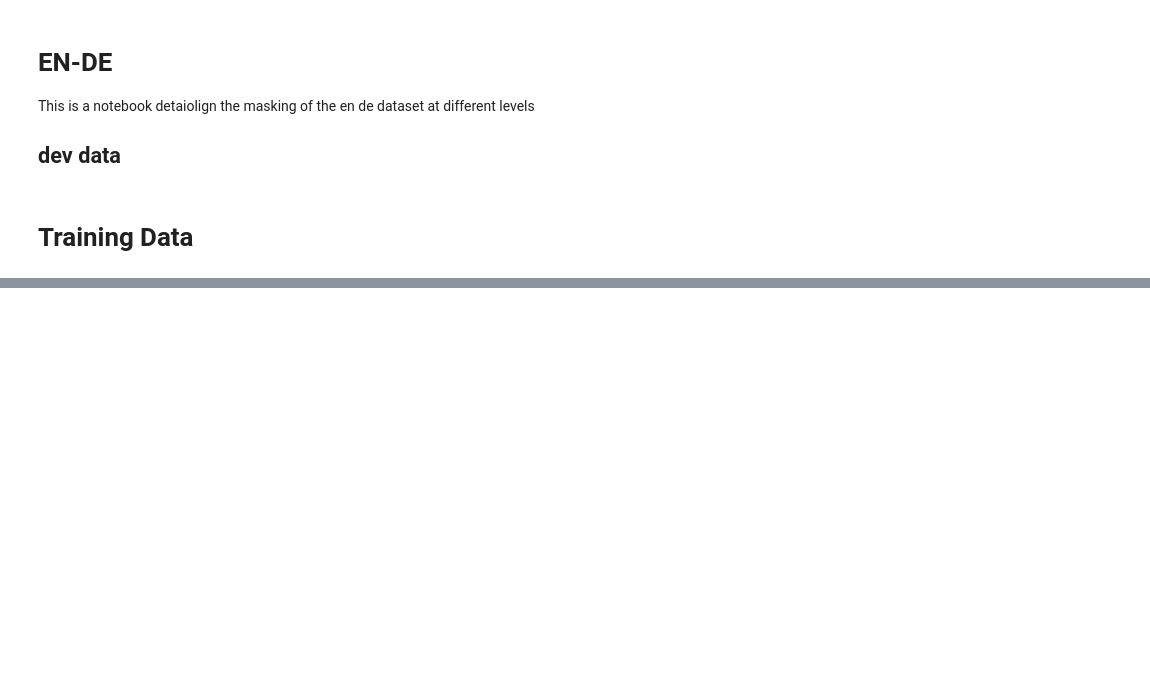
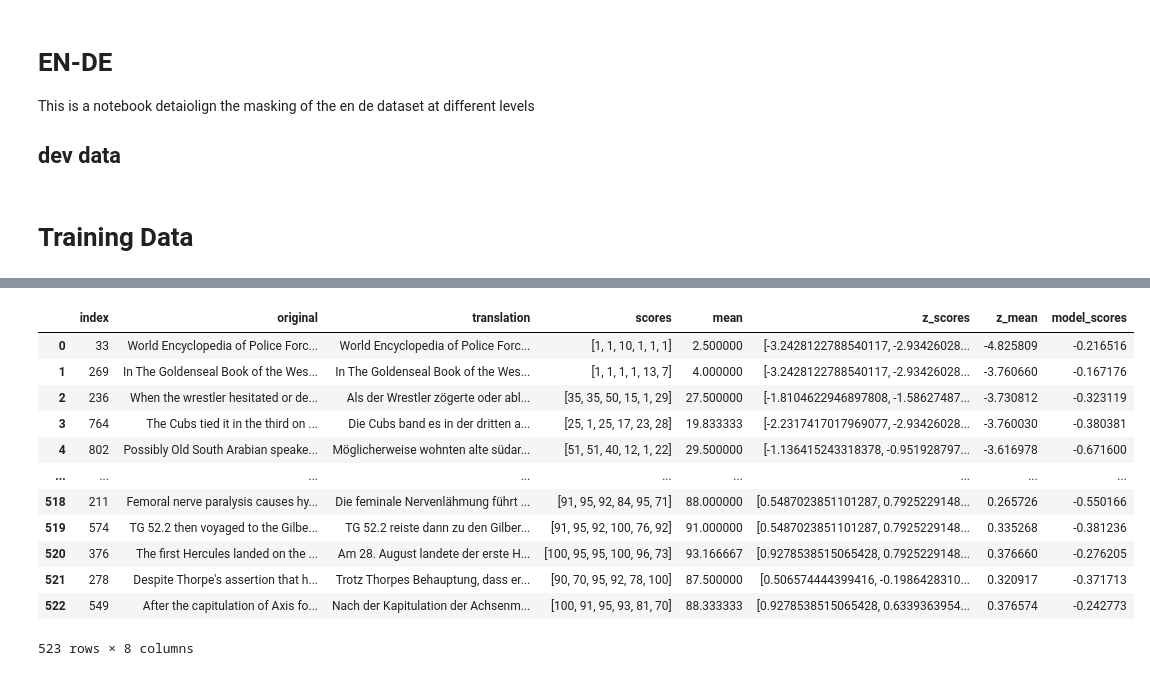
Before and after one commit to reidya3/Shared_task_wmt_2020, a Jupyter notebook: notebooks/masked different levels.ipynb, the cells around one changed output, grey strips where cells are left out. Drawn from its saved outputs; the diff is of its cells as text; code cells hidden in the pictures; blank space fills up the shorter version.

```diff
--- a/notebooks/masked different levels.ipynb
+++ b/notebooks/masked different levels.ipynb
@@ -72,7 +113,7 @@ result_dev["error"] = abs(result_dev["labels"]-result_dev["predictions"])
 result_dev
 # %%
 result_dev = result_dev.sort_values(by=["error"],ascending=False)
-result_dev = result_dev.head(400)
+result_dev = result_dev.head(50)
 result_dev.reset_index(inplace=True,drop=True)
 result_dev
 # %%
@@ -129,6 +156,6 @@ result_train
 # %%
 result_train = result_train.sort_values(by=["error"],ascending=False)
-num = int(7000 * 0.4)
+num = int(7000 * 0.05)
 result_train = result_train.head(num)
 
 result_train.reset_index(inplace=True,drop=True)
@@ -173,0 +189,12 @@ total_train_df
+# %%
+en_de_dev_df =  pd.read_csv("../data/en-de/dev.ende.df.short.tsv",sep="\t")
+
+result_dev = pd.read_csv("../masked-data/dev_en_de.tsv", sep="\t")
+
+
+result_dev["error"] = abs(result_dev["labels"]-result_dev["predictions"])
+
+result_dev = result_dev.sort_values(by=["error"],ascending=False)
+
+result_dev= result_dev[result_dev["error"]>= 0.6444].reset_index(drop=True)
+result_dev
@@ -173,0 +215,25 @@ total_train_df
+# %%
+maskd_df = pd.DataFrame()
+for index, text in result_dev["text_a"].items():
+    try:
+        wanted_index = en_de_dev_df.index[en_de_dev_df['original'] == text].tolist()[0]
+        s = en_de_dev_df.iloc[[wanted_index]]
+        maskd_df = pd.concat([maskd_df,s], ignore_index=True)
+    #soemtimes the text transquest is not exactly the same as the orginial feature of the dev data
+    except IndexError:
+        pass
+maskd_df
+# %% [output]
+|  | index | original | translation | scores | mean | z_scores | z_mean | model_scores |
+| 0 | 33 | World Encyclopedia of Police Forc... | World Encyclopedia of Police Forc... | [1, 1, 10, 1, 1, 1] | 2.500000 | [-3.2428122788540117, -2.93426028... | -4.825809 | -0.216516 |
+| 1 | 269 | In The Goldenseal Book of the Wes... | In The Goldenseal Book of the Wes... | [1, 1, 1, 1, 13, 7] | 4.000000 | [-3.2428122788540117, -2.93426028... | -3.760660 | -0.167176 |
+| 2 | 236 | When the wrestler hesitated or de... | Als der Wrestler zögerte oder abl... | [35, 35, 50, 15, 1, 29] | 27.500000 | [-1.8104622946897808, -1.58627487... | -3.730812 | -0.323119 |
+| 3 | 764 | The Cubs tied it in the third on ... | Die Cubs band es in der dritten a... | [25, 1, 25, 17, 23, 28] | 19.833333 | [-2.2317417017969077, -2.93426028... | -3.760030 | -0.380381 |
+| 4 | 802 | Possibly Old South Arabian speake... | Möglicherweise wohnten alte südar... | [51, 51, 40, 12, 1, 22] | 29.500000 | [-1.136415243318378, -0.951928797... | -3.616978 | -0.671600 |
+| ... | ... | ... | ... | ... | ... | ... | ... | ... |
+| 518 | 211 | Femoral nerve paralysis causes hy... | Die feminale Nervenlähmung führt ... | [91, 95, 92, 84, 95, 71] | 88.000000 | [0.5487023851101287, 0.7925229148... | 0.265726 | -0.550166 |
+| 519 | 574 | TG 52.2 then voyaged to the Gilbe... | TG 52.2 reiste dann zu den Gilber... | [91, 95, 92, 100, 76, 92] | 91.000000 | [0.5487023851101287, 0.7925229148... | 0.335268 | -0.381236 |
+| 520 | 376 | The first Hercules landed on the ... | Am 28. August landete der erste H... | [100, 95, 95, 100, 96, 73] | 93.166667 | [0.9278538515065428, 0.7925229148... | 0.376660 | -0.276205 |
+| 521 | 278 | Despite Thorpe's assertion that h... | Trotz Thorpes Behauptung, dass er... | [90, 70, 95, 92, 78, 100] | 87.500000 | [0.506574444399416, -0.1986428310... | 0.320917 | -0.371713 |
+| 522 | 549 | After the capitulation of Axis fo... | Nach der Kapitulation der Achsenm... | [100, 91, 95, 93, 81, 70] | 88.333333 | [0.9278538515065428, 0.6339363954... | 0.376574 | -0.242773 |
+523 rows × 8 columns
```
Also changed, not shown: parts of 13 cells of this notebook, 4 other files.
